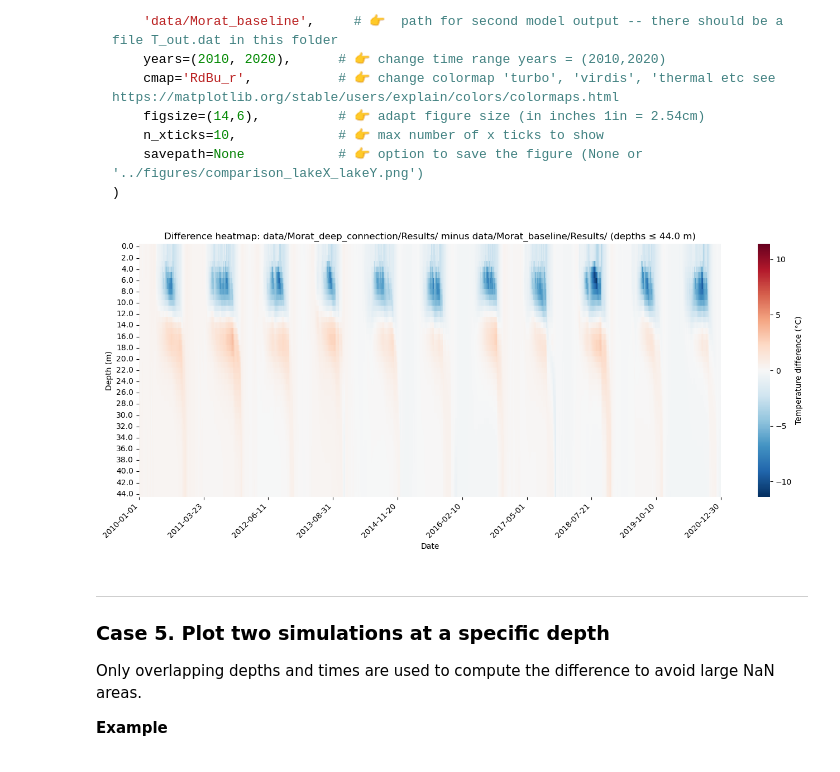
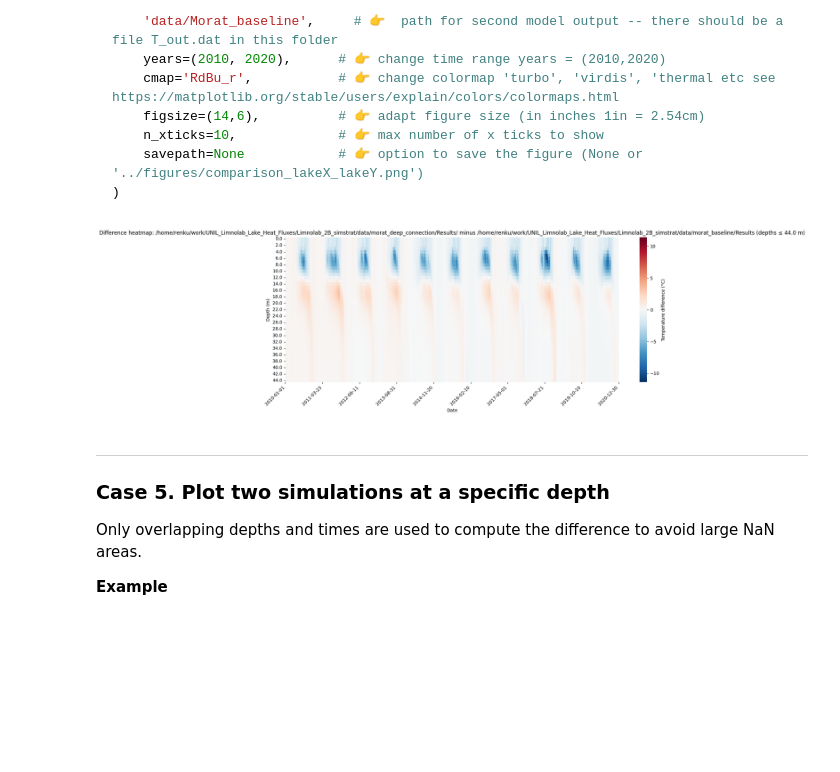
Before and after one commit to TsouLac/UNIL_Limnolab_Lake_Heat_Fluxes, a Jupyter notebook: Limnolab_2B_simstrat/notebooks/1D_visualisation_simstrat.ipynb, the cells around one changed output. Drawn from its saved outputs; the diff is of its cells as text; code cells hidden in the pictures; blank space fills up the shorter version.

````diff
--- a/Limnolab_2B_simstrat/notebooks/1D_visualisation_simstrat.ipynb
+++ b/Limnolab_2B_simstrat/notebooks/1D_visualisation_simstrat.ipynb
@@ -212,16 +212,16 @@ Only overlapping depths and times are used to compute the difference to avoid la
 ```
 # %%
 (ax, f) = compare_heatmaps(
-    'data/Morat_deep_connection/Results/',           # 👉  path for first model output -- there should be a file T_out.dat in this folder
-    'data/Morat_baseline/Results/',     # 👉  path for second model output -- there should be a file T_out.dat in this folder
+    '/home/renku/work/UNIL_Limnolab_Lake_Heat_Fluxes/Limnolab_2B_simstrat/data/morat_deep_connection/Results/',           # 👉  path for first model output -- there should be a file T_out.dat in this folder
+    '/home/renku/work/UNIL_Limnolab_Lake_Heat_Fluxes/Limnolab_2B_simstrat/data/morat_baseline/Results',     # 👉  path for second model output -- there should be a file T_out.dat in this folder
     years=(2010, 2020),      # 👉 change time range years = (2010,2020)
     cmap='RdBu_r',           # 👉 change colormap 'turbo', 'virdis', 'thermal etc see https://matplotlib.org/stable/users/explain/colors/colormaps.html
     figsize=(14,6),          # 👉 adapt figure size (in inches 1in = 2.54cm)
     n_xticks=10,             # 👉 max number of x ticks to show
     savepath=None            # 👉 option to save the figure (None or '../figures/comparison_lakeX_lakeY.png')
 )
 # %% [output]
-[figure, old version]
+[figure, new version]
 # %% [markdown]
 ---
 ### Case 5. Plot two simulations at a specific depth
````
Also changed, not shown: parts of 2 cells of this notebook, 10 other files.
